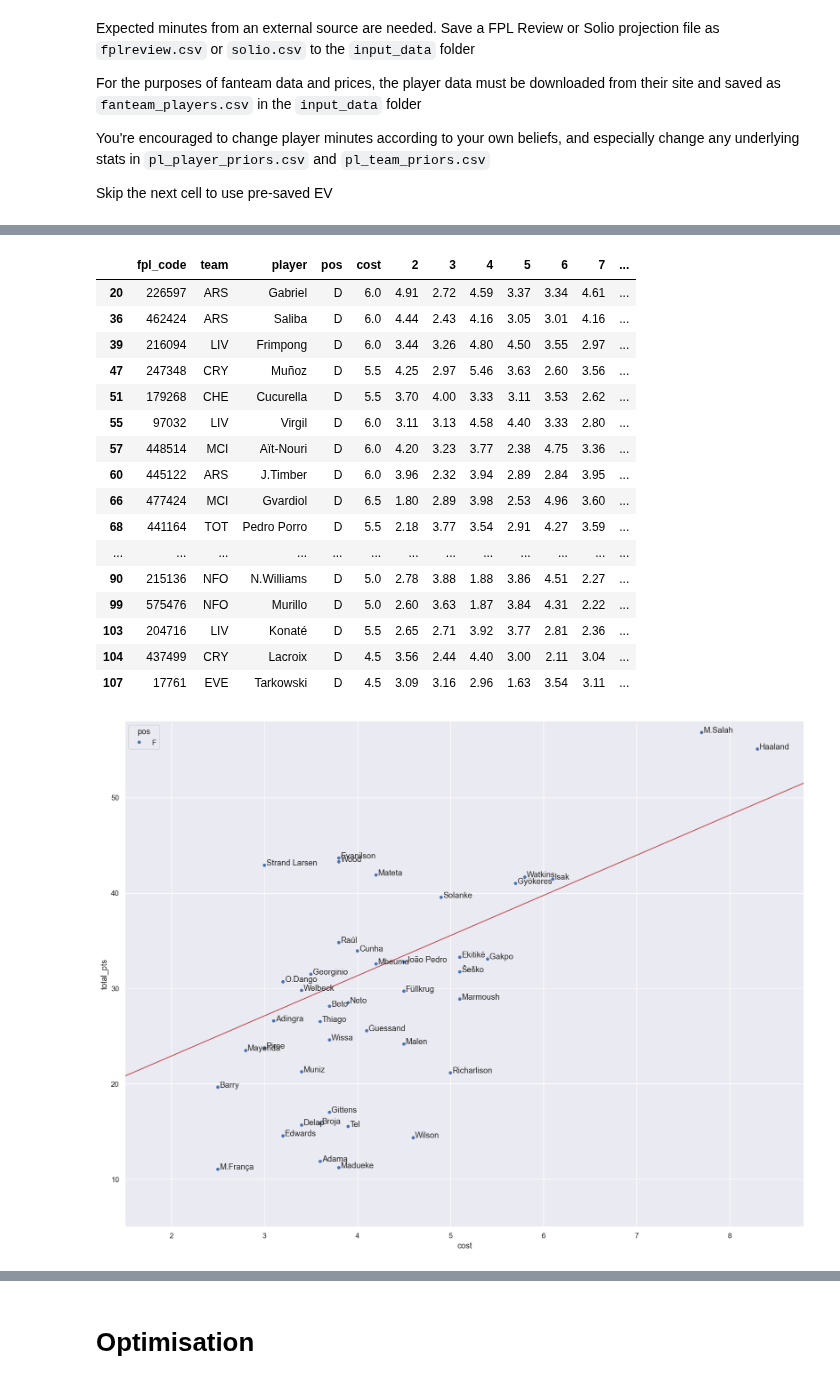
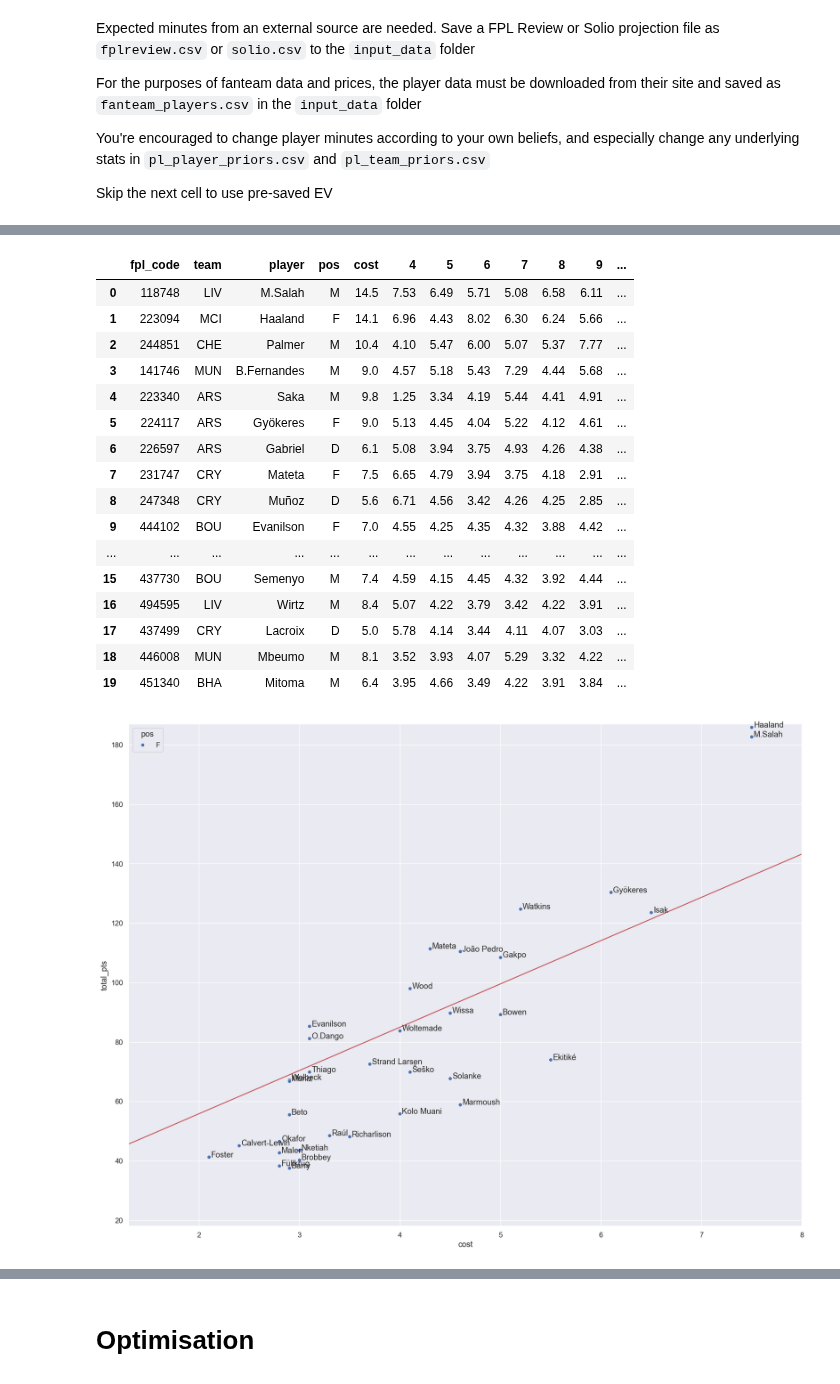
Before and after one commit to SamTroy/multi_ff_opt, a Jupyter notebook: run/run.ipynb, the cells around one changed output, grey strips where cells are left out. Drawn from its saved outputs; the diff is of its cells as text; code cells hidden in the pictures.

```diff
--- a/run/run.ipynb
+++ b/run/run.ipynb
@@ -1512,25 +1538,26 @@ FANTEAM
 # %%
-preview_ev_df(format='fanteam', pos_group='d', team_group=None, n_rows=20)
+df = preview_ev_df(format='fpl', pos_group='gdmf', team_group=None, n_rows=20)
+df
 # %% [output]
-|  | fpl_code | team | player | pos | cost | 2 | 3 | 4 | 5 | 6 | 7 | ... |
-| 20 | 226597 | ARS | Gabriel | D | 6.0 | 4.91 | 2.72 | 4.59 | 3.37 | 3.34 | 4.61 | ... |
-| 36 | 462424 | ARS | Saliba | D | 6.0 | 4.44 | 2.43 | 4.16 | 3.05 | 3.01 | 4.16 | ... |
-| 39 | 216094 | LIV | Frimpong | D | 6.0 | 3.44 | 3.26 | 4.80 | 4.50 | 3.55 | 2.97 | ... |
-| 47 | 247348 | CRY | Muñoz | D | 5.5 | 4.25 | 2.97 | 5.46 | 3.63 | 2.60 | 3.56 | ... |
-| 51 | 179268 | CHE | Cucurella | D | 5.5 | 3.70 | 4.00 | 3.33 | 3.11 | 3.53 | 2.62 | ... |
-| 55 | 97032 | LIV | Virgil | D | 6.0 | 3.11 | 3.13 | 4.58 | 4.40 | 3.33 | 2.80 | ... |
-| 57 | 448514 | MCI | Aït-Nouri | D | 6.0 | 4.20 | 3.23 | 3.77 | 2.38 | 4.75 | 3.36 | ... |
-| 60 | 445122 | ARS | J.Timber | D | 6.0 | 3.96 | 2.32 | 3.94 | 2.89 | 2.84 | 3.95 | ... |
-| 66 | 477424 | MCI | Gvardiol | D | 6.5 | 1.80 | 2.89 | 3.98 | 2.53 | 4.96 | 3.60 | ... |
-| 68 | 441164 | TOT | Pedro Porro | D | 5.5 | 2.18 | 3.77 | 3.54 | 2.91 | 4.27 | 3.59 | ... |
+|  | fpl_code | team | player | pos | cost | 4 | 5 | 6 | 7 | 8 | 9 | ... |
+| 0 | 118748 | LIV | M.Salah | M | 14.5 | 7.53 | 6.49 | 5.71 | 5.08 | 6.58 | 6.11 | ... |
+| 1 | 223094 | MCI | Haaland | F | 14.1 | 6.96 | 4.43 | 8.02 | 6.30 | 6.24 | 5.66 | ... |
+| 2 | 244851 | CHE | Palmer | M | 10.4 | 4.10 | 5.47 | 6.00 | 5.07 | 5.37 | 7.77 | ... |
+| 3 | 141746 | MUN | B.Fernandes | M | 9.0 | 4.57 | 5.18 | 5.43 | 7.29 | 4.44 | 5.68 | ... |
+| 4 | 223340 | ARS | Saka | M | 9.8 | 1.25 | 3.34 | 4.19 | 5.44 | 4.41 | 4.91 | ... |
+| 5 | 224117 | ARS | Gyökeres | F | 9.0 | 5.13 | 4.45 | 4.04 | 5.22 | 4.12 | 4.61 | ... |
+| 6 | 226597 | ARS | Gabriel | D | 6.1 | 5.08 | 3.94 | 3.75 | 4.93 | 4.26 | 4.38 | ... |
+| 7 | 231747 | CRY | Mateta | F | 7.5 | 6.65 | 4.79 | 3.94 | 3.75 | 4.18 | 2.91 | ... |
+| 8 | 247348 | CRY | Muñoz | D | 5.6 | 6.71 | 4.56 | 3.42 | 4.26 | 4.25 | 2.85 | ... |
+| 9 | 444102 | BOU | Evanilson | F | 7.0 | 4.55 | 4.25 | 4.35 | 4.32 | 3.88 | 4.42 | ... |
 | ... | ... | ... | ... | ... | ... | ... | ... | ... | ... | ... | ... | ... |
-| 90 | 215136 | NFO | N.Williams | D | 5.0 | 2.78 | 3.88 | 1.88 | 3.86 | 4.51 | 2.27 | ... |
-| 99 | 575476 | NFO | Murillo | D | 5.0 | 2.60 | 3.63 | 1.87 | 3.84 | 4.31 | 2.22 | ... |
-| 103 | 204716 | LIV | Konaté | D | 5.5 | 2.65 | 2.71 | 3.92 | 3.77 | 2.81 | 2.36 | ... |
-| 104 | 437499 | CRY | Lacroix | D | 4.5 | 3.56 | 2.44 | 4.40 | 3.00 | 2.11 | 3.04 | ... |
-| 107 | 17761 | EVE | Tarkowski | D | 4.5 | 3.09 | 3.16 | 2.96 | 1.63 | 3.54 | 3.11 | ... |
+| 15 | 437730 | BOU | Semenyo | M | 7.4 | 4.59 | 4.15 | 4.45 | 4.32 | 3.92 | 4.44 | ... |
+| 16 | 494595 | LIV | Wirtz | M | 8.4 | 5.07 | 4.22 | 3.79 | 3.42 | 4.22 | 3.91 | ... |
+| 17 | 437499 | CRY | Lacroix | D | 5.0 | 5.78 | 4.14 | 3.44 | 4.11 | 4.07 | 3.03 | ... |
+| 18 | 446008 | MUN | Mbeumo | M | 8.1 | 3.52 | 3.93 | 4.07 | 5.29 | 3.32 | 4.22 | ... |
+| 19 | 451340 | BHA | Mitoma | M | 6.4 | 3.95 | 4.66 | 3.49 | 4.22 | 3.91 | 3.84 | ... |
 # %%
-red_line_viz(format='tff', pos_group='f')
+red_line_viz(format='sdt', pos_group='f')
 # %% [output]
-[figure, old version]
+[figure, new version]
 # %%
```
Also changed, not shown: parts of 10 cells of this notebook, 15 other files.
